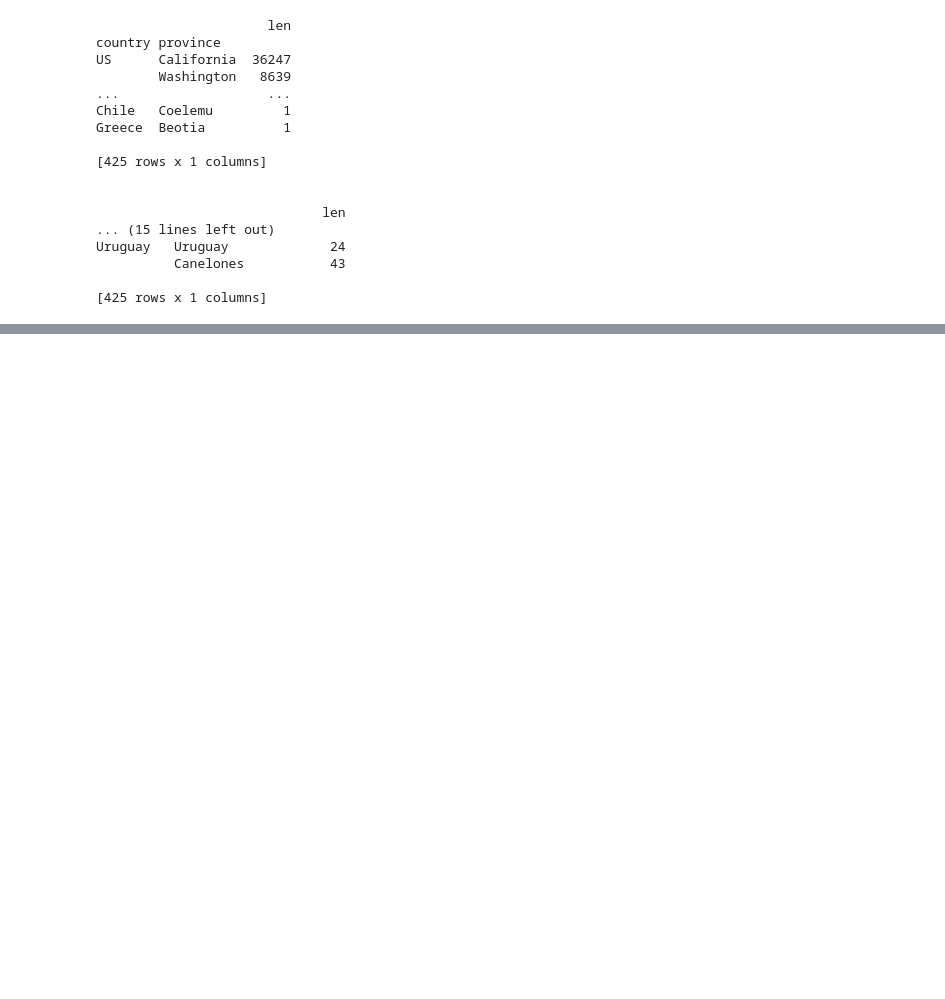
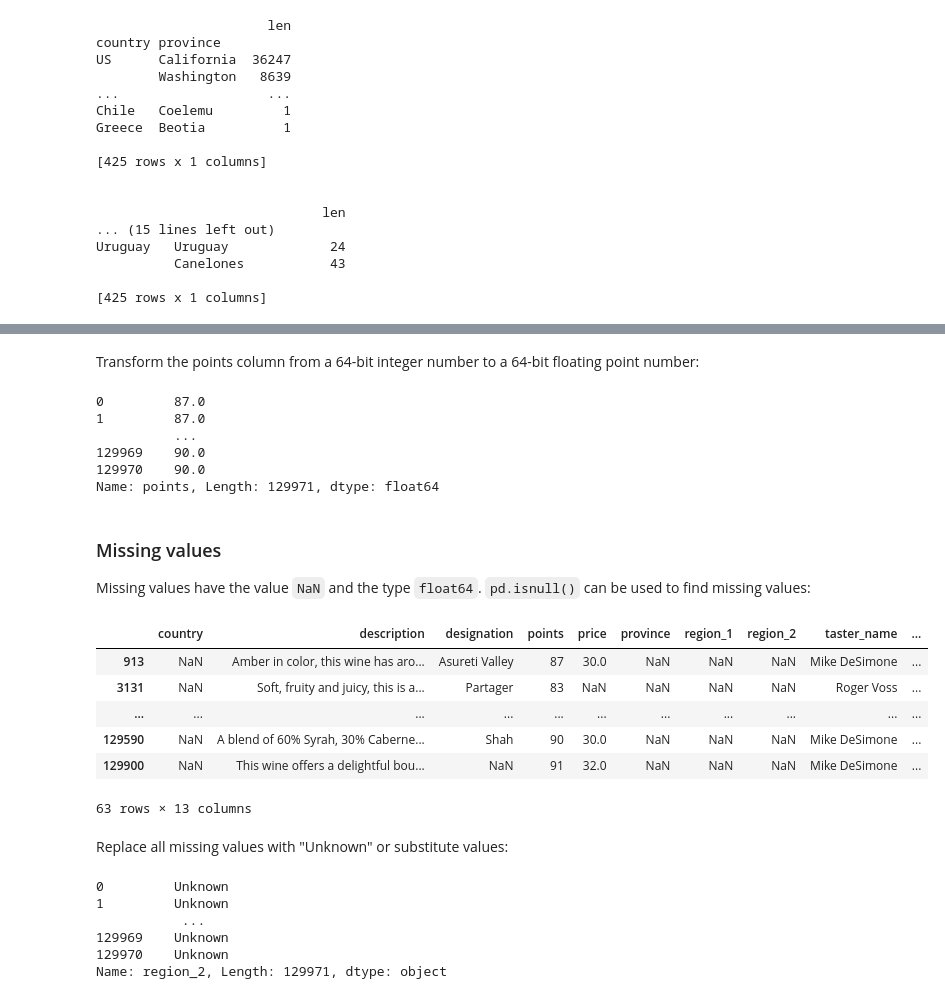
Before and after one commit to makuche/tool-notes, a Jupyter notebook: Pandas basics.ipynb, the cells around one changed output, grey strips where cells are left out. Drawn from its saved outputs; the diff is of its cells as text; code cells hidden in the pictures; blank space fills up the shorter version.

```diff
--- a/Pandas basics.ipynb
+++ b/Pandas basics.ipynb
@@ -496,0 +511,37 @@ Uruguay   Uruguay             24
+# %% [markdown]
+Transform the points column from a 64-bit integer number to a 64-bit floating point number:
+# %%
+wine_reviews.points.astype('float64')
+# %% [output]
+0         87.0
+1         87.0
+          ...
+129969    90.0
+129970    90.0
+Name: points, Length: 129971, dtype: float64
+# %% [markdown]
+### Missing values
+Missing values have the value `NaN` and the type `float64`. `pd.isnull()` can be used to find missing values:
+# %%
+wine_reviews[pd.isnull(wine_reviews.country)]
+# %% [output]
+|  | country | description | designation | points | price | province | region_1 | region_2 | taster_name | ... |
+| 913 | NaN | Amber in color, this wine has aro... | Asureti Valley | 87 | 30.0 | NaN | NaN | NaN | Mike DeSimone | ... |
+| 3131 | NaN | Soft, fruity and juicy, this is a... | Partager | 83 | NaN | NaN | NaN | NaN | Roger Voss | ... |
+| ... | ... | ... | ... | ... | ... | ... | ... | ... | ... | ... |
+| 129590 | NaN | A blend of 60% Syrah, 30% Caberne... | Shah | 90 | 30.0 | NaN | NaN | NaN | Mike DeSimone | ... |
+| 129900 | NaN | This wine offers a delightful bou... | NaN | 91 | 32.0 | NaN | NaN | NaN | Mike DeSimone | ... |
+63 rows × 13 columns
+# %% [markdown]
+Replace all missing values with "Unknown" or substitute values:
+# %%
+wine_reviews.region_2.fillna("Unknown")
+wine_reviews.taster_twitter_handle.replace(
+    "@kerinokeefe", "@kerino")
+# %% [output]
+0         Unknown
+1         Unknown
+           ...
+129969    Unknown
+129970    Unknown
+Name: region_2, Length: 129971, dtype: object
```
Also changed, not shown: parts of 12 cells of this notebook.
